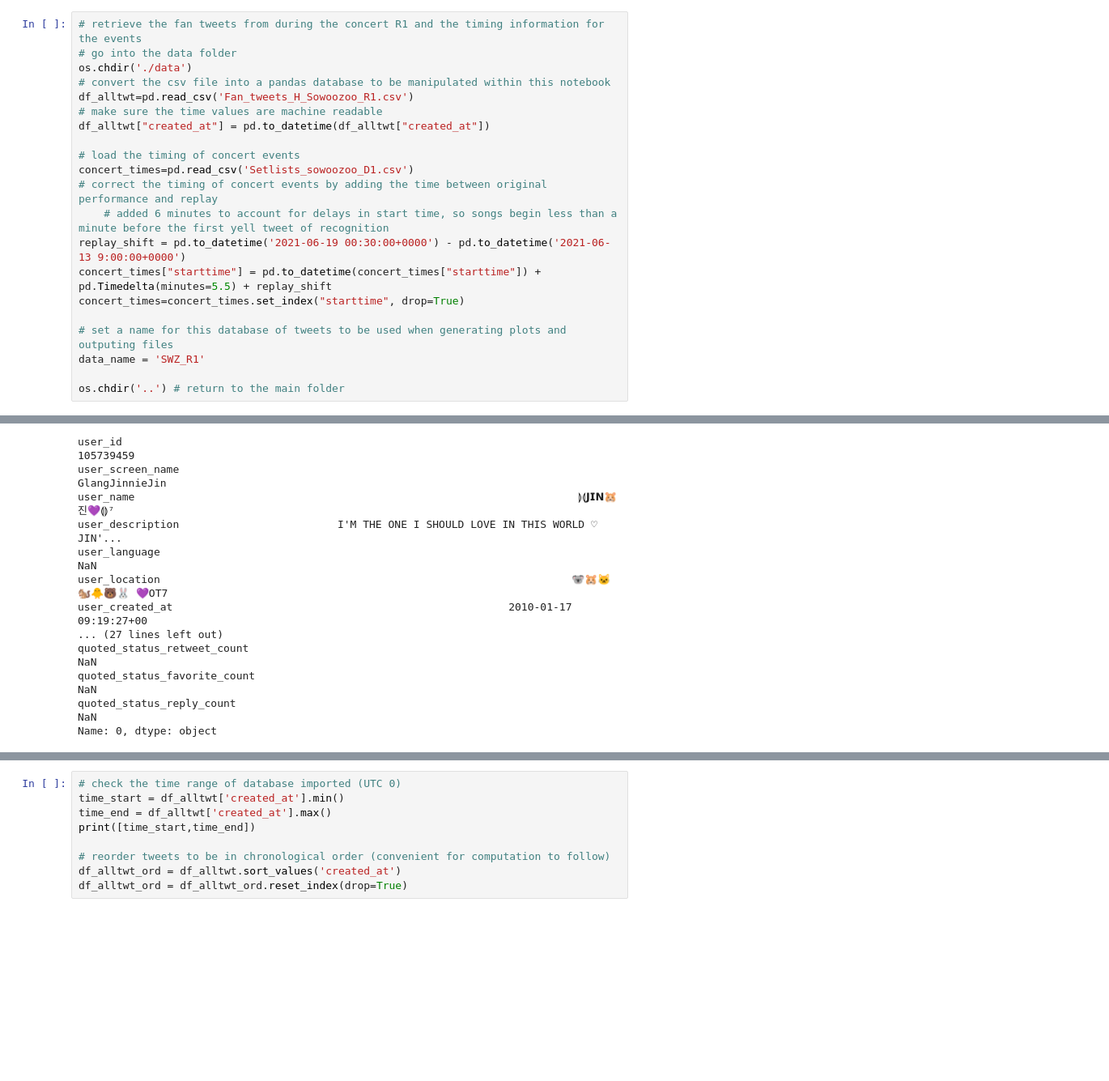
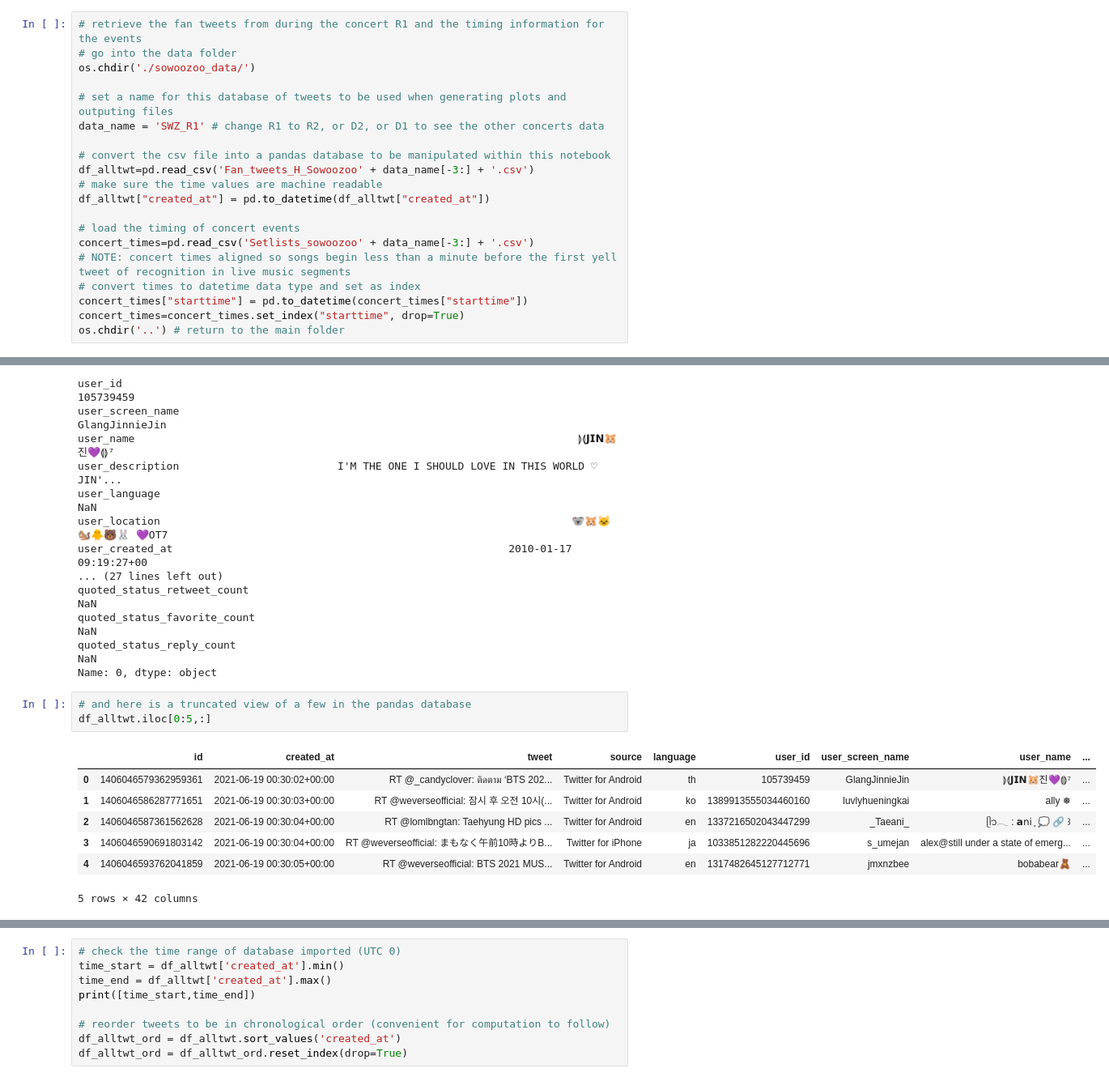
Before and after one commit to finn42/quick_twt_db_check, a Jupyter notebook: Check_Twts_basic.ipynb, the cells around one changed output, grey strips where cells are left out. Shown at 81% size. Saved outputs shown, nothing was run; the diff lists cells and outputs as text; blank space fills up the shorter version.

Commit message:
updated the concert event files for the replays

```diff
--- a/Check_Twts_basic.ipynb
+++ b/Check_Twts_basic.ipynb
@@ -41,23 +41,22 @@ Now that the code libraries are lined up and primed, we can pull in the database
 # %%
 # retrieve the fan tweets from during the concert R1 and the timing information for the events
 # go into the data folder
-os.chdir('./data')
+os.chdir('./sowoozoo_data/')
+
+# set a name for this database of tweets to be used when generating plots and outputing files
+data_name = 'SWZ_R1' # change R1 to R2, or D2, or D1 to see the other concerts data
+
 # convert the csv file into a pandas database to be manipulated within this notebook
-df_alltwt=pd.read_csv('Fan_tweets_H_Sowoozoo_R1.csv')
+df_alltwt=pd.read_csv('Fan_tweets_H_Sowoozoo' + data_name[-3:] + '.csv')
 # make sure the time values are machine readable
 df_alltwt["created_at"] = pd.to_datetime(df_alltwt["created_at"])
 
 # load the timing of concert events
-concert_times=pd.read_csv('Setlists_sowoozoo_D1.csv')
-# correct the timing of concert events by adding the time between original performance and replay
-    # added 6 minutes to account for delays in start time, so songs begin less than a minute before the first yell tweet of recognition
-replay_shift = pd.to_datetime('2021-06-19 00:30:00+0000') - pd.to_datetime('2021-06-13 9:00:00+0000')
-concert_times["starttime"] = pd.to_datetime(concert_times["starttime"]) + pd.Timedelta(minutes=5.5) + replay_shift
+concert_times=pd.read_csv('Setlists_sowoozoo' + data_name[-3:] + '.csv')
+# NOTE: concert times aligned so songs begin less than a minute before the first yell tweet of recognition in live music segments
+# convert times to datetime data type and set as index
+concert_times["starttime"] = pd.to_datetime(concert_times["starttime"])
 concert_times=concert_times.set_index("starttime", drop=True)
-
-# set a name for this database of tweets to be used when generating plots and outputing files
-data_name = 'SWZ_R1'
-
 os.chdir('..') # return to the main folder
 # %%
 # jupyter outputs informatino that we specifically print() or plots that are shown
@@ -106,6 +105,17 @@ quoted_status_retweet_count
 quoted_status_favorite_count                                                           NaN
 quoted_status_reply_count                                                              NaN
 Name: 0, dtype: object
+# %%
+# and here is a truncated view of a few in the pandas database
+df_alltwt.iloc[0:5,:]
+# %% [output]
+|  | id | created_at | tweet | source | language | user_id | user_screen_name | user_name | ... |
+| 0 | 1406046579362959361 | 2021-06-19 00:30:02+00:00 | RT @_candyclover: ติดตาม ‘BTS 202... | Twitter for Android | th | 105739459 | GlangJinnieJin | ⟭⟬𝗝𝗜𝗡🐹진💜⟬⟭⁷ | ... |
+| 1 | 1406046586287771651 | 2021-06-19 00:30:03+00:00 | RT @weverseofficial: 잠시 후 오전 10시(... | Twitter for Android | ko | 1389913555034460160 | luvlyhueningkai | ally ❅ | ... |
+| 2 | 1406046587361562628 | 2021-06-19 00:30:04+00:00 | RT @lomlbngtan: Taehyung HD pics ... | Twitter for Android | en | 1337216502043447299 | _Taeani_ | ᥫ᭡𓂃 : 𝗮𝗇𝗂 ֢ 💭 🔗 ꒱ | ... |
+| 3 | 1406046590691803142 | 2021-06-19 00:30:04+00:00 | RT @weverseofficial: まもなく午前10時よりB... | Twitter for iPhone | ja | 1033851282220445696 | s_umejan | alex@still under a state of emerg... | ... |
+| 4 | 1406046593762041859 | 2021-06-19 00:30:05+00:00 | RT @weverseofficial: BTS 2021 MUS... | Twitter for Android | en | 1317482645127712771 | jmxnzbee | bobabear🧸 | ... |
+5 rows × 42 columns
 # %%
 # now we start processing the tweets database.
 # first we make sure all official tweet retweets are removed.
```
Also changed, not shown: parts of 9 cells of this notebook, 1 other file.
